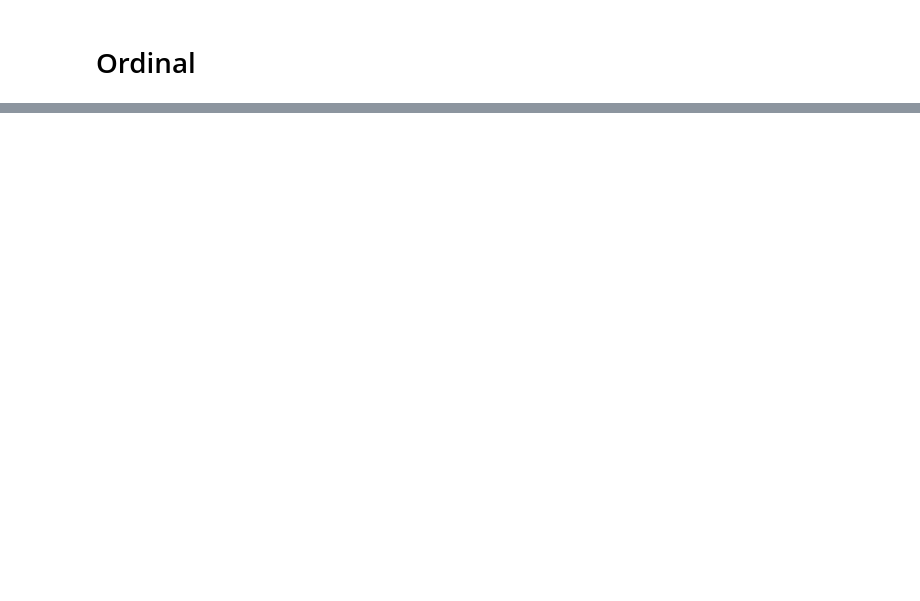
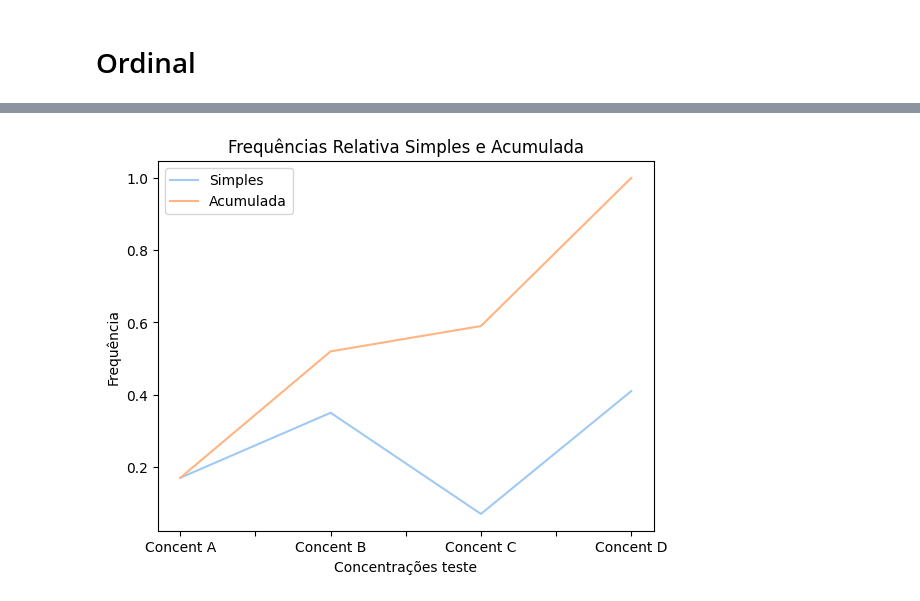
Before and after one commit to Laboratorio-de-Analise-de-Dados/disciplina_python_basico, a Jupyter notebook: dev/script/aulas/práticas/13-VariáveisQualitativas.ipynb, the cells around one changed output, grey strips where cells are left out. Drawn from its saved outputs; the diff is of its cells as text; code cells hidden in the pictures; blank space fills up the shorter version.

```diff
--- a/dev/script/aulas/práticas/13-VariáveisQualitativas.ipynb
+++ b/dev/script/aulas/práticas/13-VariáveisQualitativas.ipynb
@@ -76,0 +153,9 @@ def gerar_dados_concen(valores: list) -> pd.DataFrame:
+# %%
+df_ordinal.iloc[:-1][[df_ordinal.columns[1],df_ordinal.columns[3]]].plot()
+plt.xlabel("Concentrações teste")
+plt.ylabel("Frequência")
+plt.title("Frequências Relativa Simples e Acumulada")
+plt.legend(['Simples', 'Acumulada'])
+plt.show()
+# %% [output]
+[figure, added]
```
Also changed, not shown: parts of 16 cells of this notebook, 3 other files.
